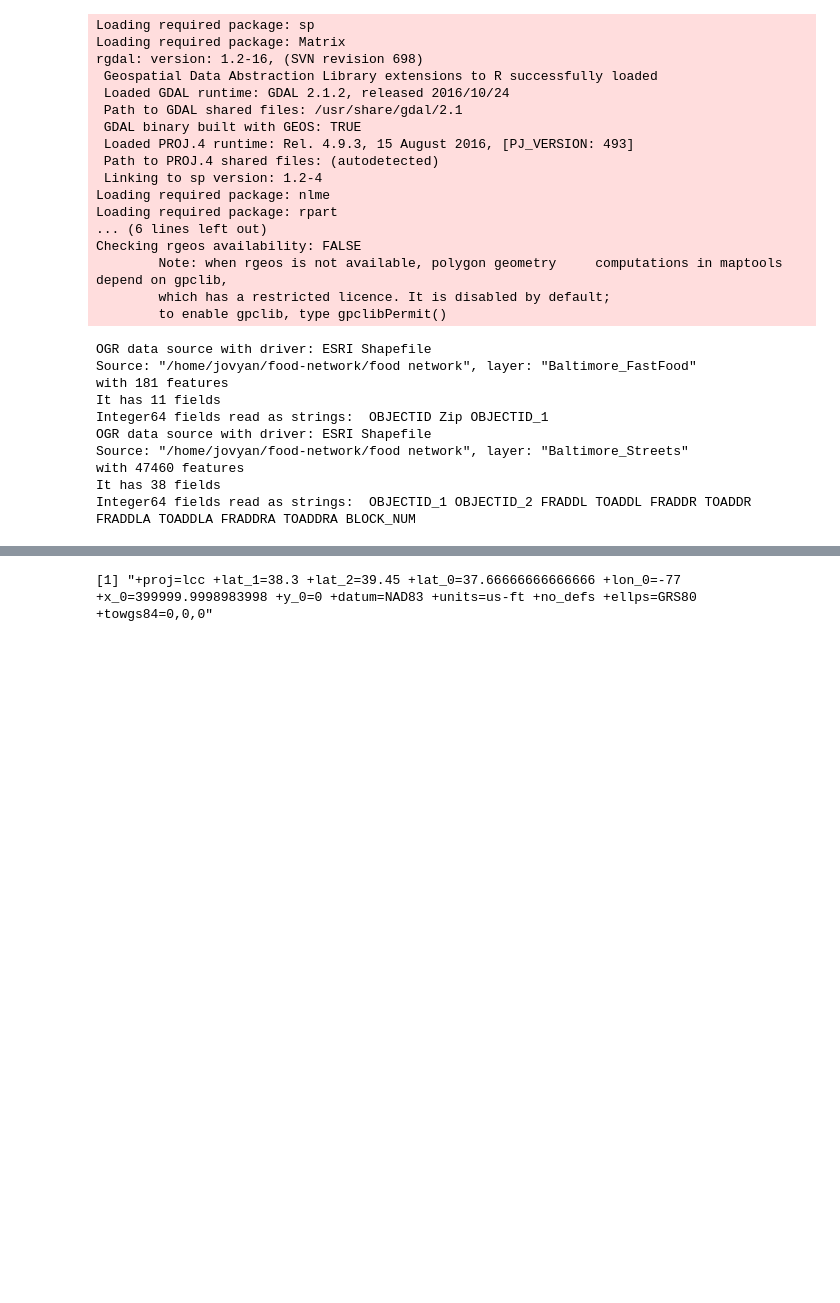
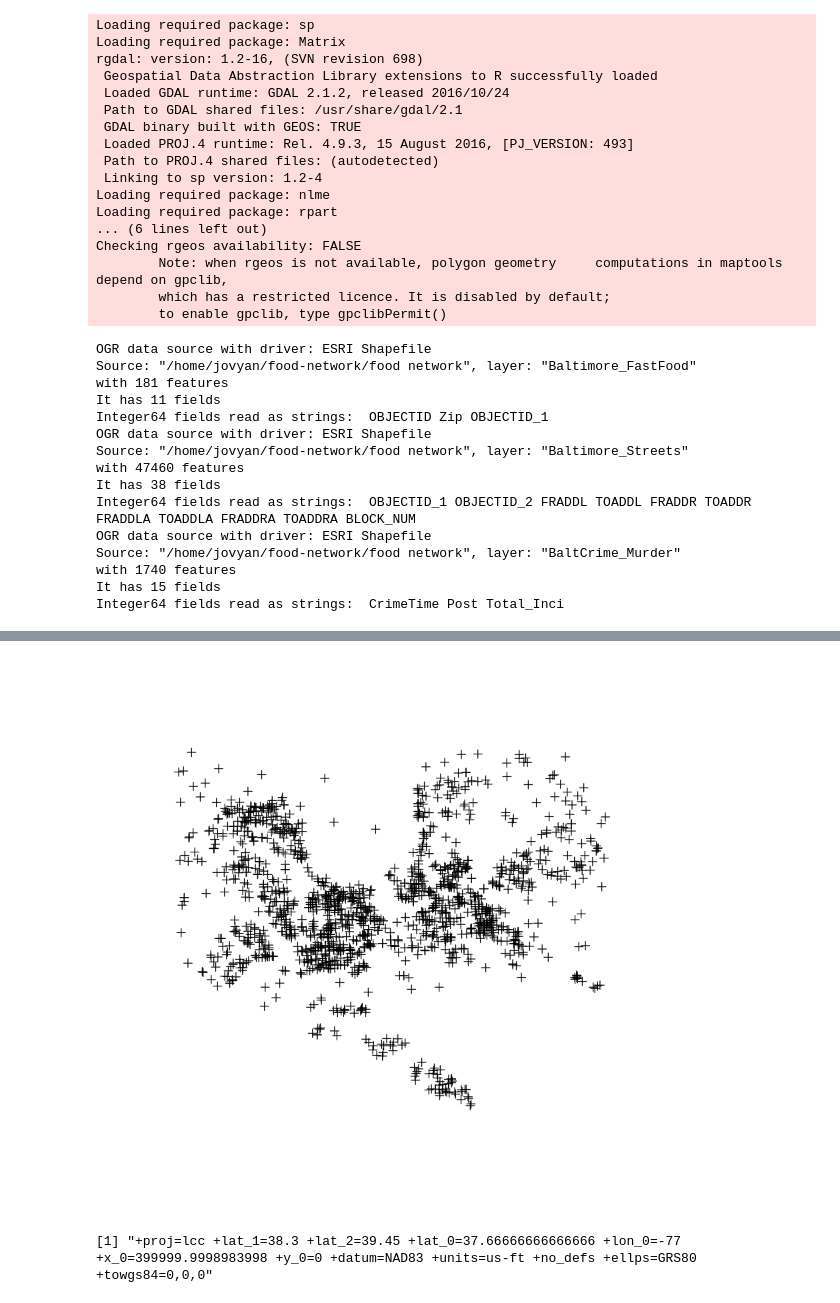
Before and after one commit to joshgoldman4/food-network, a Jupyter notebook: food network/fast food.ipynb, the cells around one changed output, grey strips where cells are left out. Saved outputs shown, nothing was run; the diff lists cells and outputs as text; code cells hidden in the pictures; blank space fills up the shorter version.

```diff
--- a/food network/fast food.ipynb
+++ b/food network/fast food.ipynb
@@ -30,6 +32,7 @@ Checking rgeos availability: FALSE
 # %%
 ff=readOGR( dsn= getwd() , layer="Baltimore_FastFood")
 streets=readOGR( dsn= getwd() , layer="Baltimore_Streets")
+murder=readOGR( dsn= getwd() , layer="BaltCrime_Murder")
 # %% [output]
 OGR data source with driver: ESRI Shapefile
 Source: "/home/jovyan/food-network/food network", layer: "Baltimore_FastFood"
@@ -41,20 +44,27 @@ Source: "/home/jovyan/food-network/food network", layer: "Baltimore_Streets"
 with 47460 features
 It has 38 fields
 Integer64 fields read as strings:  OBJECTID_1 OBJECTID_2 FRADDL TOADDL FRADDR TOADDR FRADDLA TOADDLA FRADDRA TOADDRA BLOCK_NUM
+OGR data source with driver: ESRI Shapefile
+Source: "/home/jovyan/food-network/food network", layer: "BaltCrime_Murder"
+with 1740 features
+It has 15 fields
+Integer64 fields read as strings:  CrimeTime Post Total_Inci
 # %%
 head(ff@data, n=10)
+plot(murder)
 # %% [output]
 | OBJECTID | Type | Name | Address | City | State | County | Zip | X | Y | OBJECTID_1 |
 | 66 | Fast Food | Panda Express | 6514 Reisterstown Rd | Baltimore | MD | Baltimore | 21215 | -8538549 | 4772880 | 66 |
 | 69 | Fast Food | Pizza Hut | 6663 Belair Rd | Baltimore | MD | Baltimore City | 21206 | -8519336 | 4772626 | 69 |
 | 72 | Fast Food | A&W | 6602 Reisterstown Rd | Baltimore | MD | Baltimore City | 21215 | -8538661 | 4772986 | 72 |
 | 75 | Fast Food | Blimpie | 100 South Charles Street | Baltimore | MD | Baltimore City | 21202 | -8528750 | 4762965 | 75 |
 | 76 | Fast Food | Blimpie | 600 N Wolfe St | Baltimore | MD | Baltimore City | 21287 | -8526059 | 4764366 | 76 |
 | 77 | Fast Food | Burger King | 6605 Reisterstown Rd | Baltimore | MD | Baltimore City | 21215 | -8538652 | 4773000 | 77 |
 | 78 | Fast Food | Burger King | 4400 Reisterstown Rd | Baltimore | MD | Baltimore City | 21215 | -8534640 | 4770333 | 78 |
 | 79 | Fast Food | Burger King | 2301 Liberty Heights Ave | Baltimore | MD | Baltimore City | 21215 | -8533038 | 4767401 | 79 |
 | 80 | Fast Food | Burger King | 1437 W Patapsco Ave | Baltimore | MD | Baltimore City | 21230 | -8531404 | 4757301 | 80 |
 | 81 | Fast Food | Burger King | 1201 W North Ave | Baltimore | MD | Baltimore City | 21217 | -8531192 | 4766210 | 81 |
+[figure, added]
 # %%
 #this is the Maryland projection from Arc
 proj4string(ff)
```
Also changed, not shown: parts of 18 cells of this notebook, 8 other files.
